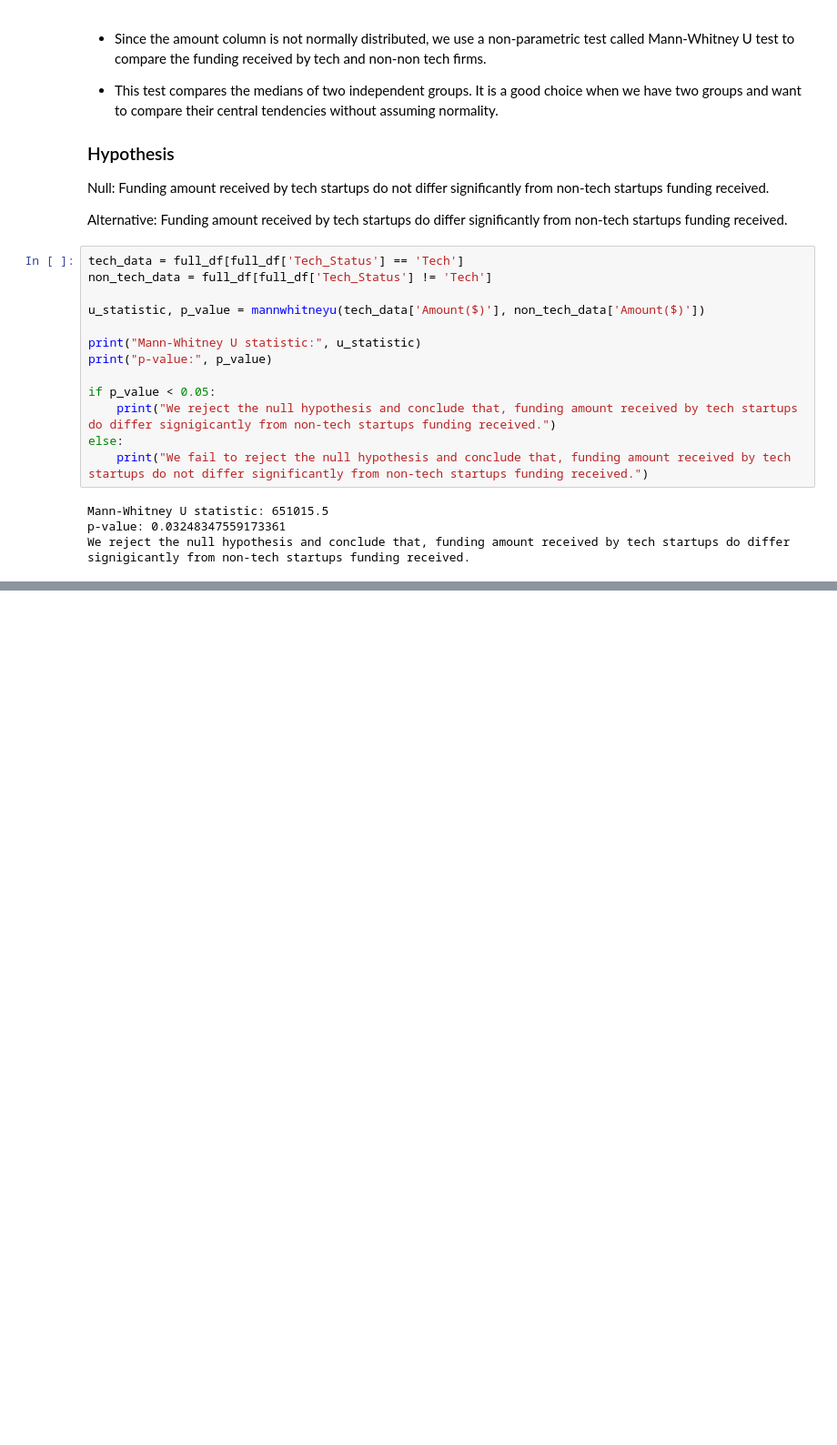
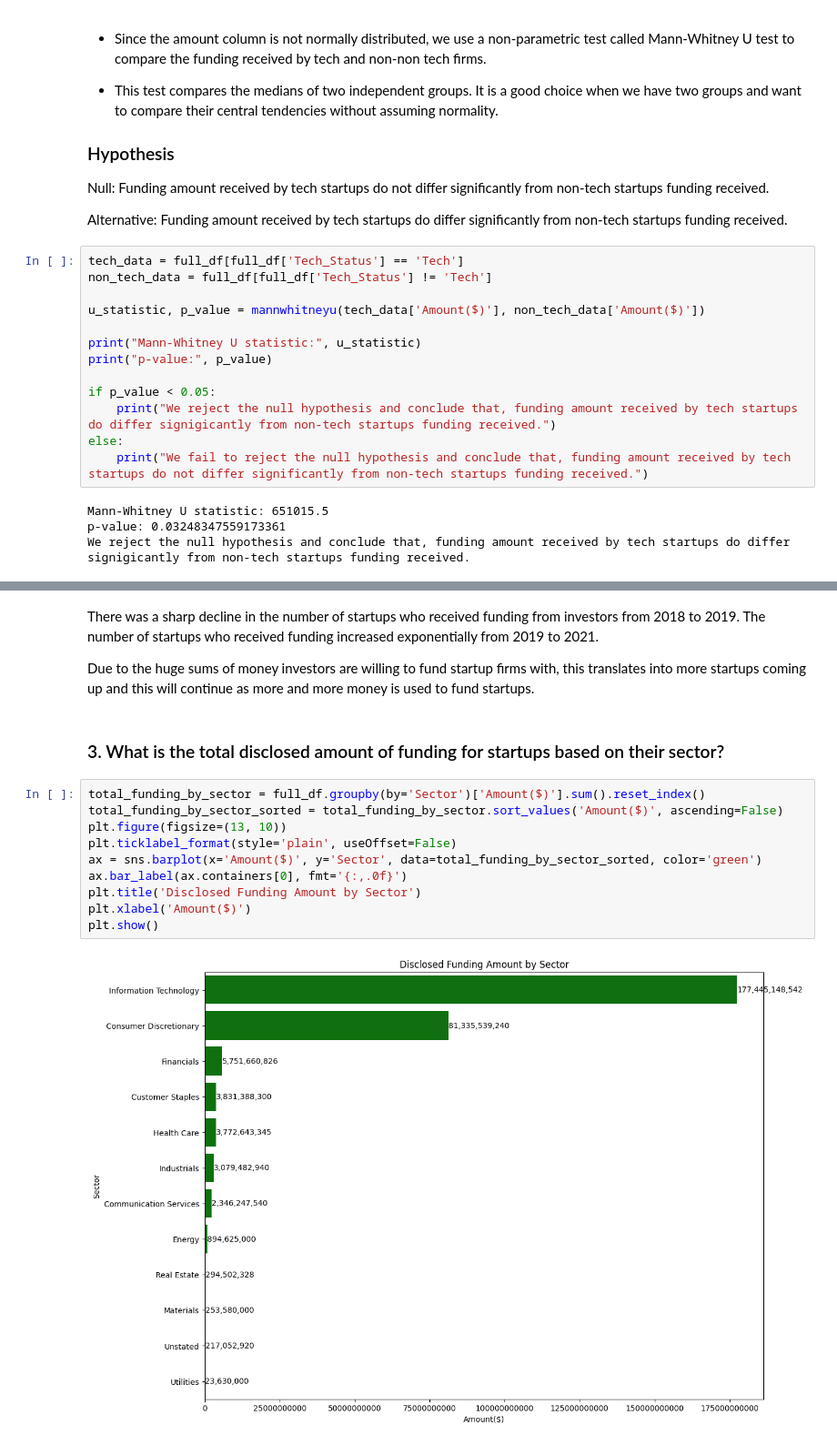
Before and after one commit to pk-aduyaw/Indian-startup-funding-analysis, a Jupyter notebook: indian_startup_funding_analysis.ipynb, the cells around one changed output, grey strips where cells are left out. Shown at 91% size. Saved outputs shown, nothing was run; the diff lists cells and outputs as text; blank space fills up the shorter version.

```diff
--- a/indian_startup_funding_analysis.ipynb
+++ b/indian_startup_funding_analysis.ipynb
@@ -906,0 +940,18 @@ We reject the null hypothesis and conclude that, funding amount received by tech
+# %% [markdown]
+<p>There was a sharp decline in the number of startups who received funding from investors from 2018 to 2019. The number of startups who received funding increased exponentially from 2019 to 2021.</p>
+
+<p>Due to the huge sums of money investors are willing to fund startup firms with, this translates into more startups coming up and this will continue as more and more money is used to fund startups.</p>
+# %% [markdown]
+### 3. What is the total disclosed amount of funding for startups based on their sector?
+# %%
+total_funding_by_sector = full_df.groupby(by='Sector')['Amount($)'].sum().reset_index()
+total_funding_by_sector_sorted = total_funding_by_sector.sort_values('Amount($)', ascending=False)
+plt.figure(figsize=(13, 10))
+plt.ticklabel_format(style='plain', useOffset=False)
+ax = sns.barplot(x='Amount($)', y='Sector', data=total_funding_by_sector_sorted, color='green')
+ax.bar_label(ax.containers[0], fmt='{:,.0f}')
+plt.title('Disclosed Funding Amount by Sector')
+plt.xlabel('Amount($)')
+plt.show()
+# %% [output]
+[figure, added]
```
Also changed, not shown: parts of 33 cells of this notebook.
